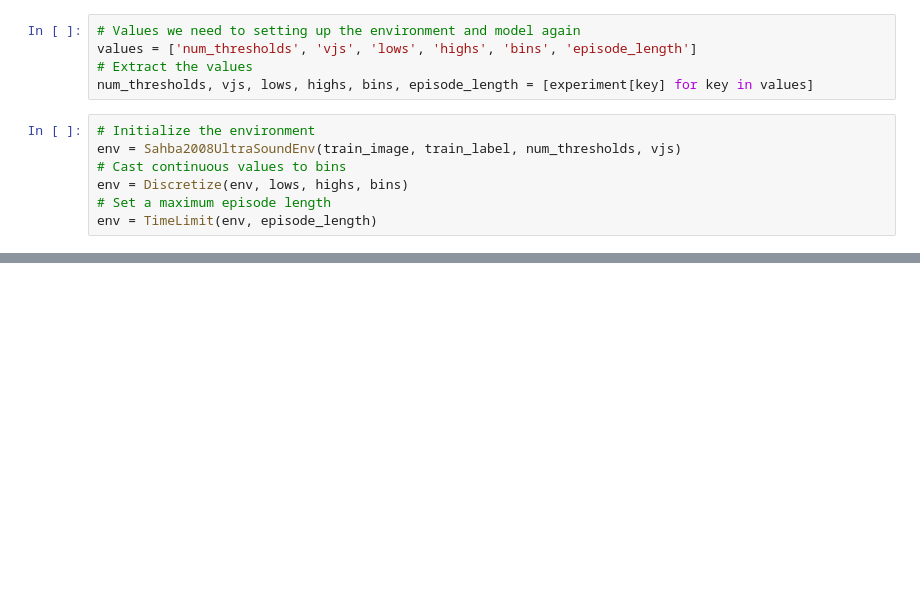
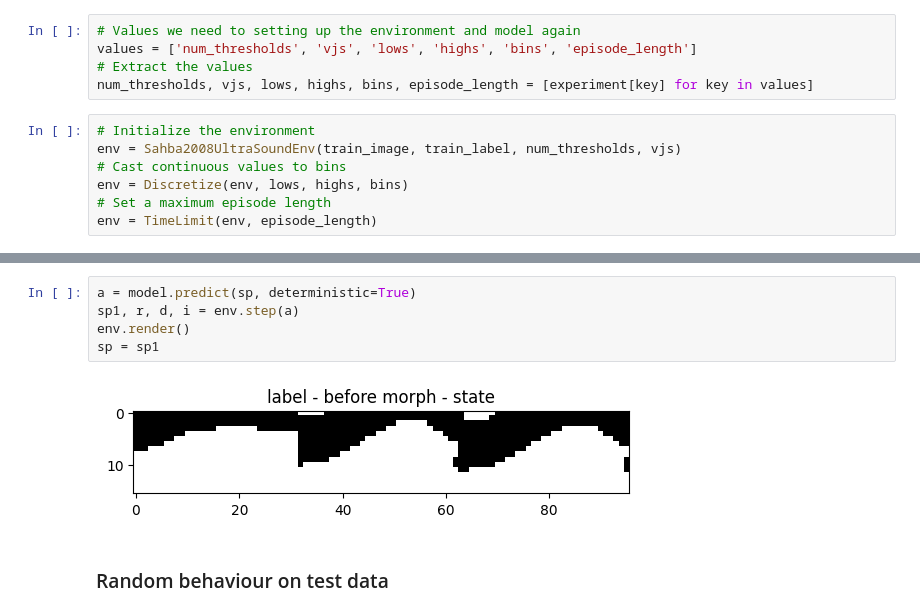
Before and after one commit to jtbuter/leiden-university-irp, a Jupyter notebook: notebooks/Visualize behavior.ipynb, the cells around one changed output, grey strips where cells are left out. Drawn from its saved outputs; the diff is of its cells as text; blank space fills up the shorter version.

```diff
--- a/notebooks/Visualize behavior.ipynb
+++ b/notebooks/Visualize behavior.ipynb
@@ -48,0 +84,9 @@ s = s1
+# %%
+a = model.predict(sp, deterministic=True)
+sp1, r, d, i = env.step(a)
+env.render()
+sp = sp1
+# %% [output]
+[figure, added]
+# %% [markdown]
+### Random behaviour on test data
```
Also changed, not shown: parts of 22 cells of this notebook, 4 other files.
